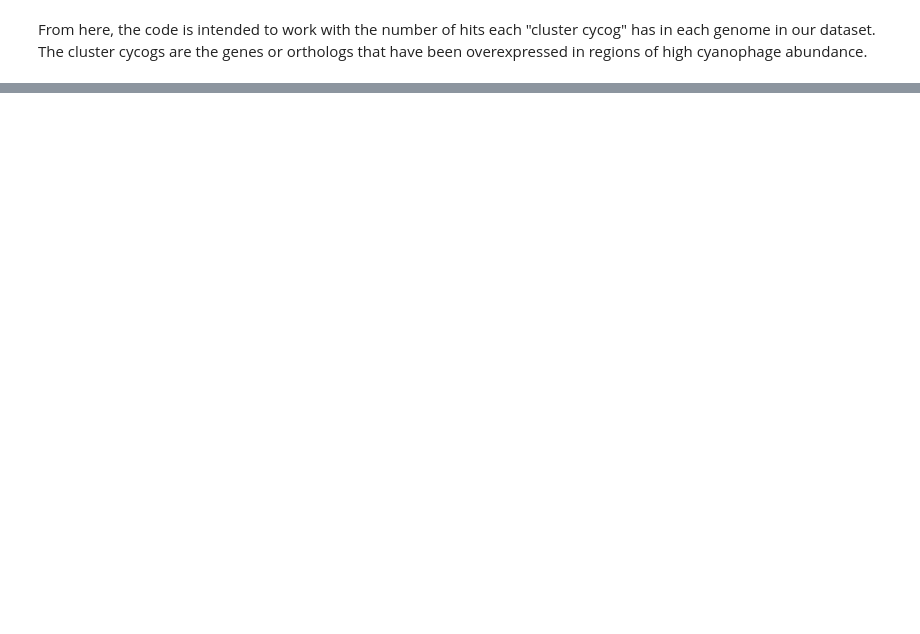
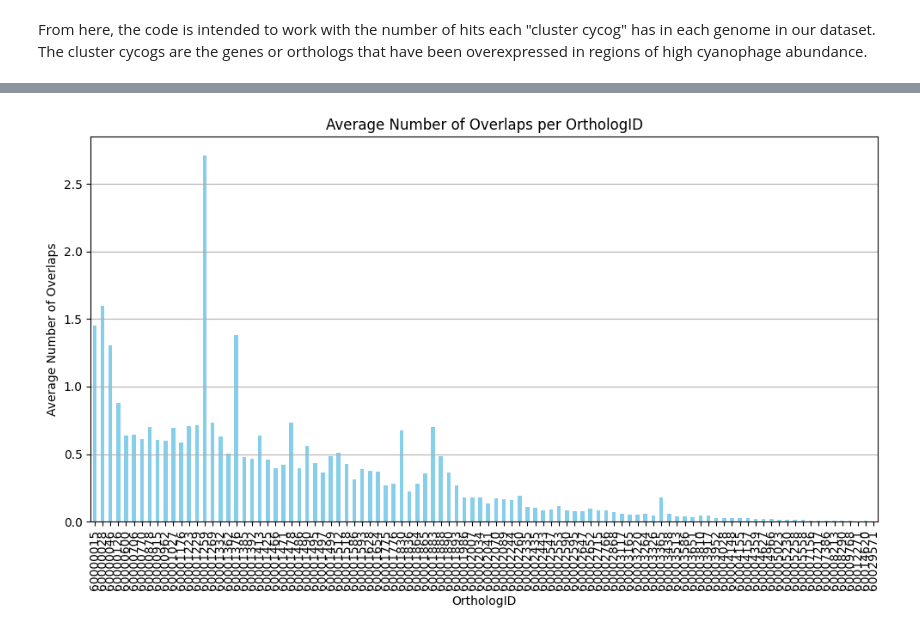
Before and after one commit to Jonahv11/cyano-serralysins, a Jupyter notebook: cycog-tree-tool/island-survey.ipynb, the cells around one changed output, grey strips where cells are left out. Cells and saved outputs as stored; diff of their text form; code cells hidden in the pictures; blank space fills up the shorter version.

```diff
--- a/cycog-tree-tool/island-survey.ipynb
+++ b/cycog-tree-tool/island-survey.ipynb
@@ -150,0 +283,5 @@ df1.to_csv('../data/out.csv', index=True)
+# %%
+average_overlaps = df1.mean(axis=1)
+average_overlaps = average_overlaps.sort_index()
+
+display (average_overlaps)
@@ -150,0 +319,15 @@ df1.to_csv('../data/out.csv', index=True)
+# %%
+# Plotting
+plt.figure(figsize=(10, 6))
+average_overlaps.plot(kind='bar', color='skyblue')
+plt.title('Average Number of Overlaps per OrthologID')
+plt.xlabel('OrthologID')
+plt.ylabel('Average Number of Overlaps')
+# plt.xticks(rotation=45)
+plt.grid(axis='y')
+
+# Show plot
+plt.tight_layout()
+plt.show()
+# %% [output]
+[figure, added]
```
Also changed, not shown: parts of 15 cells of this notebook.
